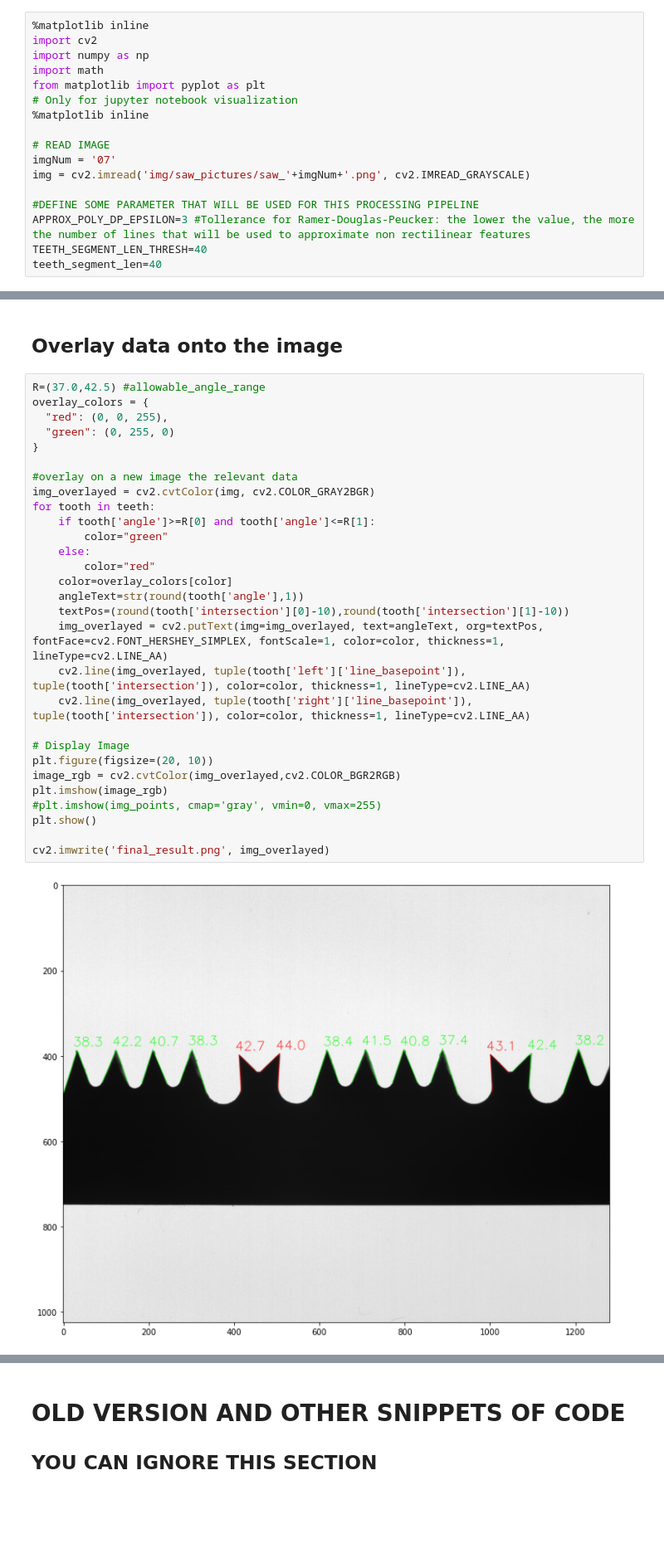
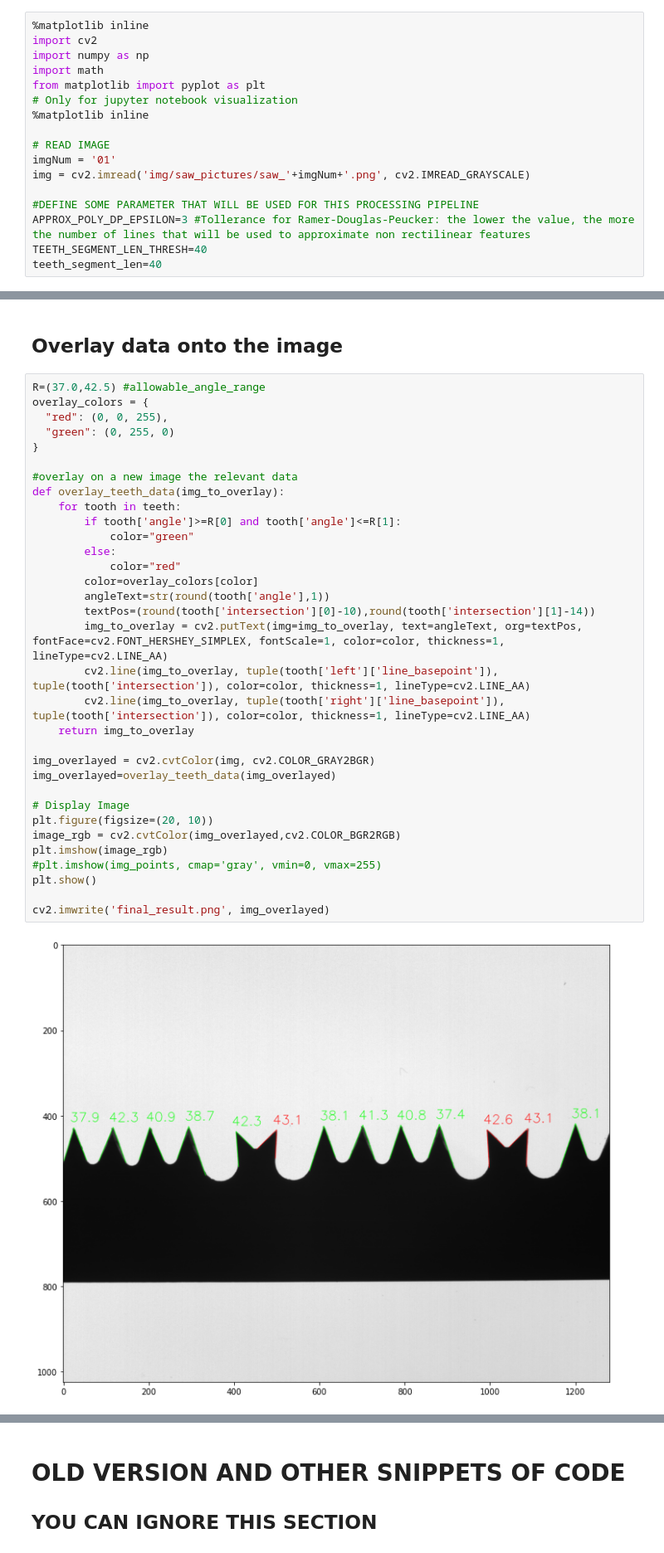
Before and after one commit to LorisGiann/Computer-Vision-Proj, a Jupyter notebook: Untitled.ipynb, the cells around one changed output, grey strips where cells are left out. Shown at 83% size. Saved outputs shown, nothing was run; the diff lists cells and outputs as text; blank space fills up the shorter version.

```diff
--- a/Untitled.ipynb
+++ b/Untitled.ipynb
@@ -10,7 +10,7 @@ from matplotlib import pyplot as plt
 %matplotlib inline
 
 # READ IMAGE
-imgNum = '07'
+imgNum = '01'
 img = cv2.imread('img/saw_pictures/saw_'+imgNum+'.png', cv2.IMREAD_GRAYSCALE)
 
 #DEFINE SOME PARAMETER THAT WILL BE USED FOR THIS PROCESSING PIPELINE
@@ -610,31 +592,35 @@ for tooth in teeth:
 # %%
 R=(37.0,42.5) #allowable_angle_range
 overlay_colors = {
   "red": (0, 0, 255),
   "green": (0, 255, 0)
 }
 
 #overlay on a new image the relevant data
+def overlay_teeth_data(img_to_overlay):
+    for tooth in teeth:
+        if tooth['angle']>=R[0] and tooth['angle']<=R[1]:
+            color="green"
+        else:
+            color="red"
+        color=overlay_colors[color]
+        angleText=str(round(tooth['angle'],1))
+        textPos=(round(tooth['intersection'][0]-10),round(tooth['intersection'][1]-14))
+        img_to_overlay = cv2.putText(img=img_to_overlay, text=angleText, org=textPos, fontFace=cv2.FONT_HERSHEY_SIMPLEX, fontScale=1, color=color, thickness=1, lineType=cv2.LINE_AA)
+        cv2.line(img_to_overlay, tuple(tooth['left']['line_basepoint']), tuple(tooth['intersection']), color=color, thickness=1, lineType=cv2.LINE_AA)
+        cv2.line(img_to_overlay, tuple(tooth['right']['line_basepoint']), tuple(tooth['intersection']), color=color, thickness=1, lineType=cv2.LINE_AA)
+    return img_to_overlay
+
 img_overlayed = cv2.cvtColor(img, cv2.COLOR_GRAY2BGR)
-for tooth in teeth:
-    if tooth['angle']>=R[0] and tooth['angle']<=R[1]:
-        color="green"
-    else:
-        color="red"
-    color=overlay_colors[color]
-    angleText=str(round(tooth['angle'],1))
-    textPos=(round(tooth['intersection'][0]-10),round(tooth['intersection'][1]-10))
-    img_overlayed = cv2.putText(img=img_overlayed, text=angleText, org=textPos, fontFace=cv2.FONT_HERSHEY_SIMPLEX, fontScale=1, color=color, thickness=1, lineType=cv2.LINE_AA)
-    cv2.line(img_overlayed, tuple(tooth['left']['line_basepoint']), tuple(tooth['intersection']), color=color, thickness=1, lineType=cv2.LINE_AA)
-    cv2.line(img_overlayed, tuple(tooth['right']['line_basepoint']), tuple(tooth['intersection']), color=color, thickness=1, lineType=cv2.LINE_AA)
+img_overlayed=overlay_teeth_data(img_overlayed)
 
 # Display Image
 plt.figure(figsize=(20, 10))
 image_rgb = cv2.cvtColor(img_overlayed,cv2.COLOR_BGR2RGB)
 plt.imshow(image_rgb)
 #plt.imshow(img_points, cmap='gray', vmin=0, vmax=255)
 plt.show()
 
 cv2.imwrite('final_result.png', img_overlayed)
 # %% [output]
-[figure, old version]
+[figure, new version]
```
Also changed, not shown: parts of 9 cells of this notebook, 10 other files.
